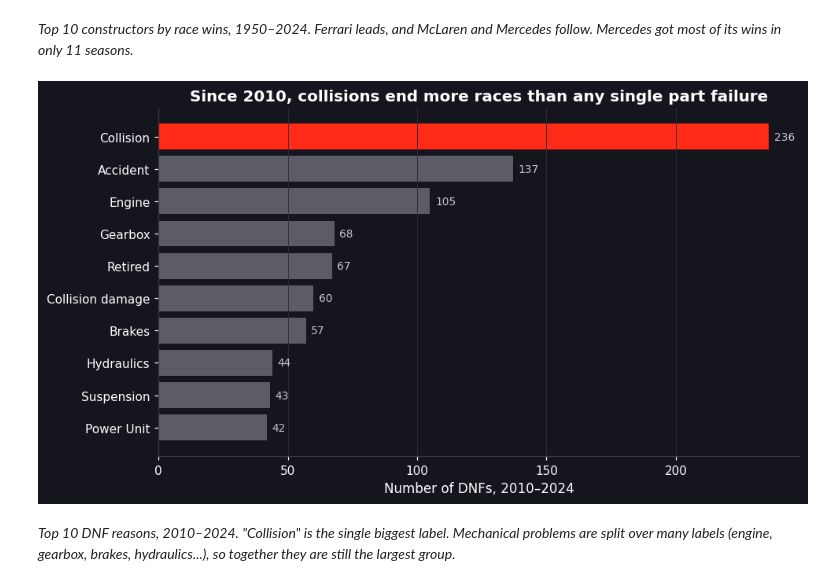
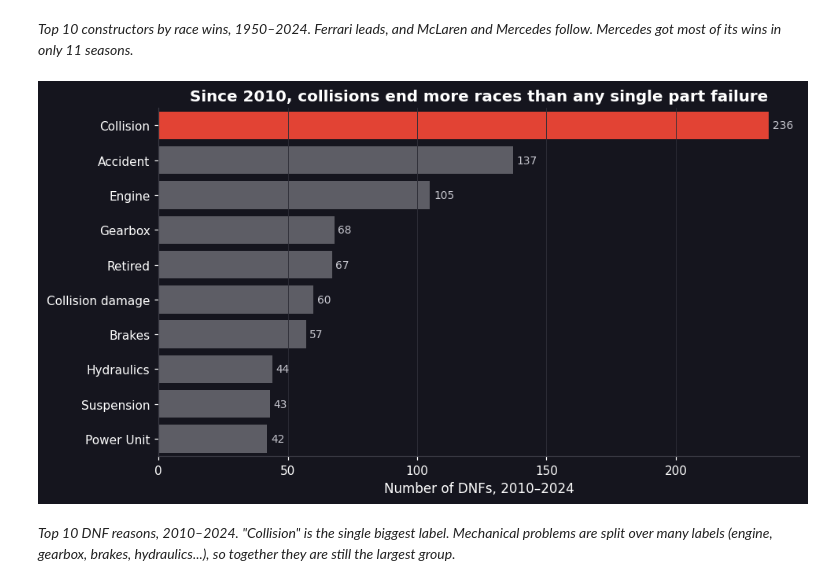
Before and after one commit to Majed-Codes/f1-eda-dashboard, a Jupyter notebook: notebook/f1_eda.ipynb, the cells around one changed output. Drawn from its saved outputs; the diff is of its cells as text; code cells hidden in the pictures.

```diff
--- a/notebook/f1_eda.ipynb
+++ b/notebook/f1_eda.ipynb
@@ -536,15 +544,16 @@ share of starters who completed at least 97.5% of the laps: 48%
 is drivers who finished on the lead lap or close to it. The flat tail on the left is retirements,
 and many of them happen in the first laps.*
 # %%
-team_wins = wins["team"].value_counts().head(10).sort_values()
+top10 = wins["team"].value_counts().head(10).index.tolist()
 
 fig, ax = plt.subplots(figsize=(9, 5))
-colors = [RED if t == team_wins.idxmax() else GREY for t in team_wins.index]
-ax.barh(team_wins.index, team_wins.values, color=colors)
-for i, v in enumerate(team_wins.values):
-    ax.text(v + 3, i, str(v), va="center", color=LIGHT, fontsize=9)
-ax.set_title(f"{team_wins.idxmax()} has the most race wins of any constructor")
+sns.countplot(data=wins[wins["team"].isin(top10)], y="team", order=top10, hue="team", legend=False,
+              palette={t: RED if t == top10[0] else GREY for t in top10}, ax=ax)
+for bars in ax.containers:
+    ax.bar_label(bars, padding=3, color=LIGHT, fontsize=9)
+ax.set_title(f"{top10[0]} has the most race wins of any constructor")
 ax.set_xlabel("Race wins, 1950–2024")
+ax.set_ylabel("")
 ax.grid(axis="y", visible=False)
 save(fig, "02_top_constructors_wins")
 plt.show()
@@ -555,20 +564,21 @@ plt.show()
 Mercedes got most of its wins in only 11 seasons.*
 # %%
 dnf_modern = modern[modern["dnf"]]
-reasons = dnf_modern["status"].value_counts().head(10).sort_values()
+top_reasons = dnf_modern["status"].value_counts().head(10).index.tolist()
 
 fig, ax = plt.subplots(figsize=(9, 5))
-colors = [RED if r == reasons.idxmax() else GREY for r in reasons.index]
-ax.barh(reasons.index, reasons.values, color=colors)
-for i, v in enumerate(reasons.values):
-    ax.text(v + 2, i, str(v), va="center", color=LIGHT, fontsize=9)
+sns.countplot(data=dnf_modern[dnf_modern["status"].isin(top_reasons)], y="status", order=top_reasons,
+              hue="status", legend=False, palette={r: RED if r == top_reasons[0] else GREY for r in top_reasons}, ax=ax)
+for bars in ax.containers:
+    ax.bar_label(bars, padding=3, color=LIGHT, fontsize=9)
+ax.set_ylabel("")
 ax.set_title("Since 2010, collisions end more races than any single part failure")
 ax.set_xlabel("Number of DNFs, 2010–2024")
 ax.grid(axis="y", visible=False)
 save(fig, "03_dnf_reasons_modern")
 plt.show()
 # %% [output]
-[figure, old version]
+[figure, new version]
 # %% [markdown]
 *Top 10 DNF reasons, 2010–2024. "Collision" is the single biggest label. Mechanical problems are
 split over many labels (engine, gearbox, brakes, hydraulics...), so together they are still the
```
Also changed, not shown: parts of 2 cells of this notebook, 6 other files.
